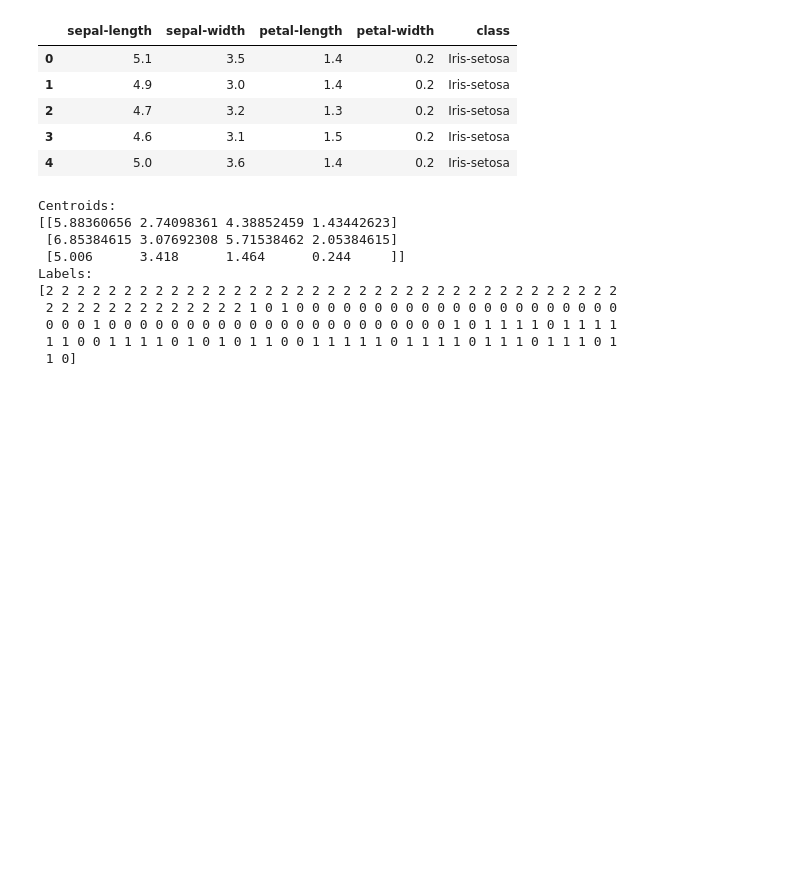
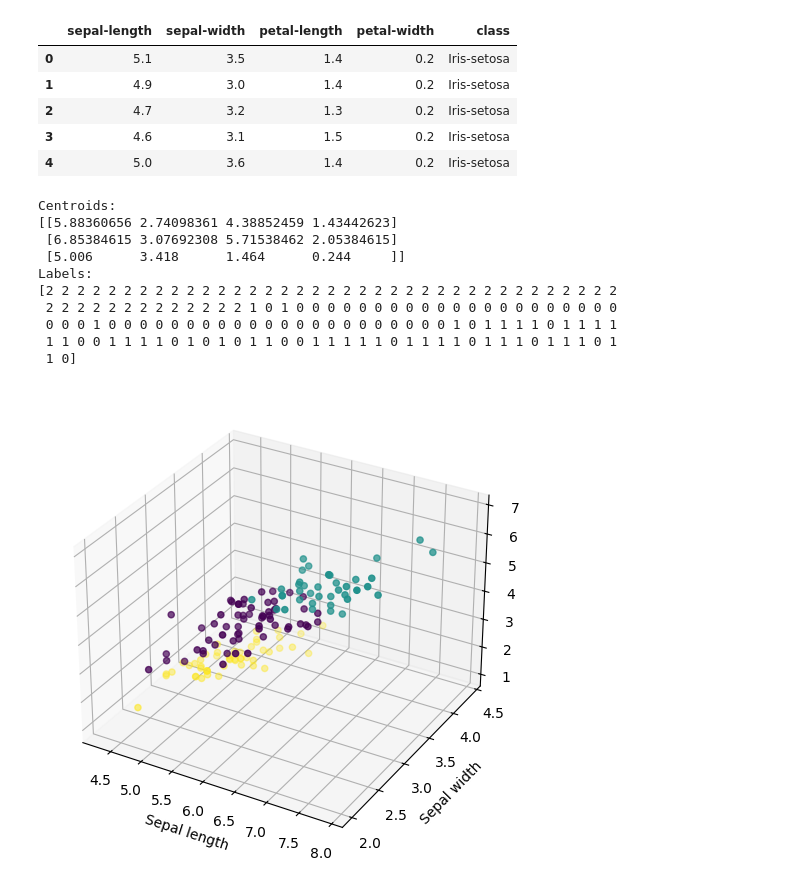
Before and after one commit to Nasyan/ml-clastering, a Jupyter notebook: k-mean.ipynb, the cells around one changed output. Saved outputs shown, nothing was run; the diff lists cells and outputs as text; code cells hidden in the pictures; blank space fills up the shorter version.

```diff
--- a/k-mean.ipynb
+++ b/k-mean.ipynb
@@ -56,3 +56,22 @@ df['cluster'] = labels
 
 fig = px.scatter_3d(df, x='sepal-length', y='sepal-width', z='petal-length', color='cluster', template='plotly_dark')
 fig.show()
+# %%
+import matplotlib.pyplot as plt
+from mpl_toolkits.mplot3d import Axes3D
+
+df = data_numeric.copy()
+df['cluster'] = labels
+
+fig = plt.figure(figsize=(8, 6))
+ax = fig.add_subplot(111, projection='3d')
+
+scatter = ax.scatter(df['sepal-length'], df['sepal-width'], df['petal-length'], c=df['cluster'], cmap='viridis')
+
+ax.set_xlabel('Sepal length')
+ax.set_ylabel('Sepal width')
+ax.set_zlabel('Petal length')
+
+plt.show()
+# %% [output]
+[figure, added]
```
